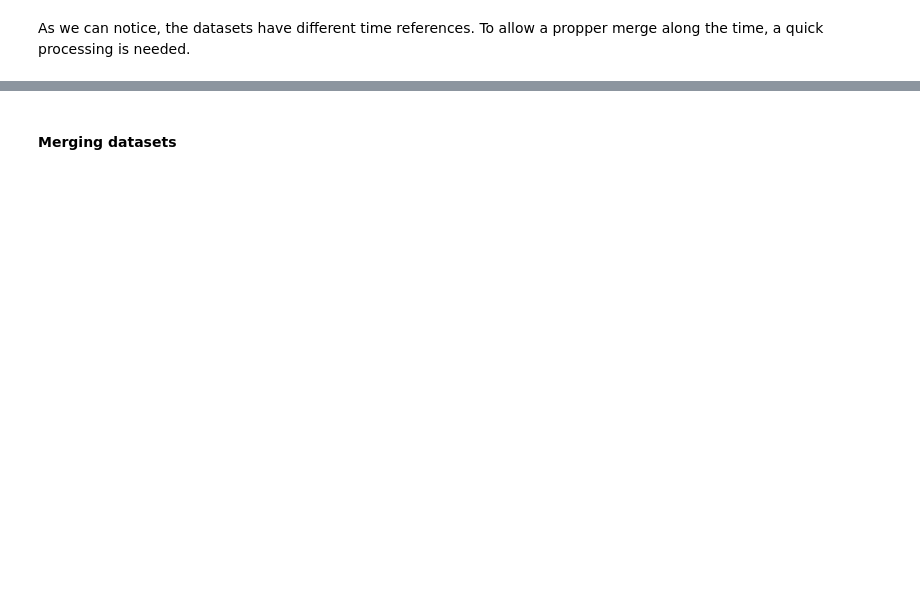
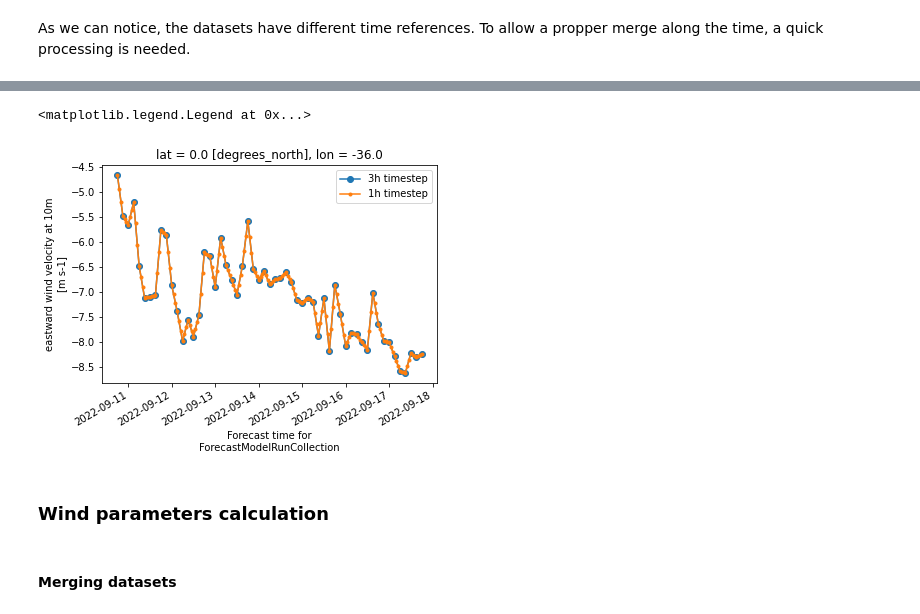
Before and after one commit to caminhathiago/woww_analysis, a Jupyter notebook: scripts/example_usage_oop.ipynb, the cells around one changed output, grey strips where cells are left out. Saved outputs shown, nothing was run; the diff lists cells and outputs as text; code cells hidden in the pictures; blank space fills up the shorter version.

Commit message:
winds forecast analysis started

```diff
--- a/scripts/example_usage_oop.ipynb
+++ b/scripts/example_usage_oop.ipynb
@@ -34,13 +39,16 @@ A pre-processing step based on previous knowledge of the chosen forecasts datase
 # %%
 # General folder
 data_folder_path = '/home/thiagocaminha/woww_analysis/data'
-waves_data_path = os.path.join(data_folder_path, 'waves_forecast')
-currents_data_path = os.path.join(data_folder_path, 'currents_forecast')
+waves_folder_path = os.path.join(data_folder_path, 'waves_forecast')
+currents_folder_path = os.path.join(data_folder_path, 'currents_forecast')
+winds_folder_path = os.path.join(data_folder_path, 'winds_forecast')
 
 # WAVES
 # loading
-os.chdir(waves_data_path) # chdir
-waves = xr.open_dataset('ww3_global_cef2_9b31_0848.nc') # load
+os.chdir(waves_folder_path) # chdir
+# waves = xr.open_dataset('ww3_global_cef2_9b31_0848.nc') # load
+waves = xr.open_dataset('ww3_global_51f2_2d2c_15bb.nc') # test1
+
 # pre-processing
 waves = waves.rename({'longitude':'lon','latitude':'lat','Thgt':'swvht'})
 waves['lon'] = waves['lon'] - 360
@@ -48,8 +56,10 @@ waves = waves.squeeze(drop=True)
 
 # CURRENTS
 # loading
-os.chdir(currents_data_path) # chdir
-curr = xr.open_dataset('global-analysis-forecast-phy-001-024-hourly-t-u-v-ssh_1645281307400.nc')
+os.chdir(currents_folder_path) # chdir
+# curr = xr.open_dataset('global-analysis-forecast-phy-001-024-hourly-t-u-v-ssh_1645281307400.nc')
+curr = xr.open_dataset('global-analysis-forecast-phy-001-024-hourly-t-u-v-ssh_1662861968722.nc') # test1
+
 # pre-processing
 curr = curr.rename({'longitude':'lon','latitude':'lat'}) # standardizing names
 curr = curr.squeeze(drop=True) # squeezing dimentions to surface waters
@@ -59,6 +69,13 @@ curr = curr.squeeze(drop=True) # squeezing dimentions to surface waters
 # curr['vo'] = curr['vo'].assign_attrs(units='kt')
 curr['cvel'] = np.sqrt(curr['uo']**2 + curr['vo']**2)
 curr['cvel'] = curr['cvel'].assign_attrs(units='kt')
+
+# WIND
+winds_data_path = os.path.join(winds_folder_path, 'ncep_global_a04e_6daa_7393.nc')
+winds = xr.open_dataset(winds_data_path) # test1
+winds = winds.rename({'longitude':'lon','latitude':'lat'})
+winds['lon'] = winds['lon'] - 360
+winds = winds.squeeze(drop=True)
 # %% [markdown]
 ## Data Selection
 
@@ -68,4 +85,5 @@ Let's say we want to perform the analysis at lon/lat -36.0/0., which is located
 lon_par = -36.
 lat_par = 0.
 waves = waves.sel(lon=lon_par,lat=lat_par,method='nearest')
-curr = curr.sel(lon=lon_par,lat=lat_par,method='nearest')
+# curr = curr.sel(lon=lon_par,lat=lat_par,method='nearest')
+winds = winds.sel(lon=lon_par,lat=lat_par,method='nearest')
@@ -120,4 +120,7 @@ As we can notice, the datasets have different time references. To allow a proppe
 curr_res = curr.resample(time='30T').interpolate()
 time_sel = curr_res['time'][1::2]
 curr_res = curr_res.sel(time=time_sel)
+
+# Winds data interpolation
+winds_res = winds.resample(time='1H').interpolate()
 # %%
@@ -129,0 +134,9 @@ curr Time range: 0 days 01:00:00
+# %%
+winds['ugrd10m'].plot(marker='.',markersize=12,label='3h timestep')
+winds_res['ugrd10m'].plot(marker='.',label='1h timestep')
+plt.legend()
+# %% [output]
+<matplotlib.legend.Legend at 0x...>
+[figure, added]
+# %% [markdown]
+### Wind parameters calculation
```
Also changed, not shown: parts of 11 cells of this notebook.
